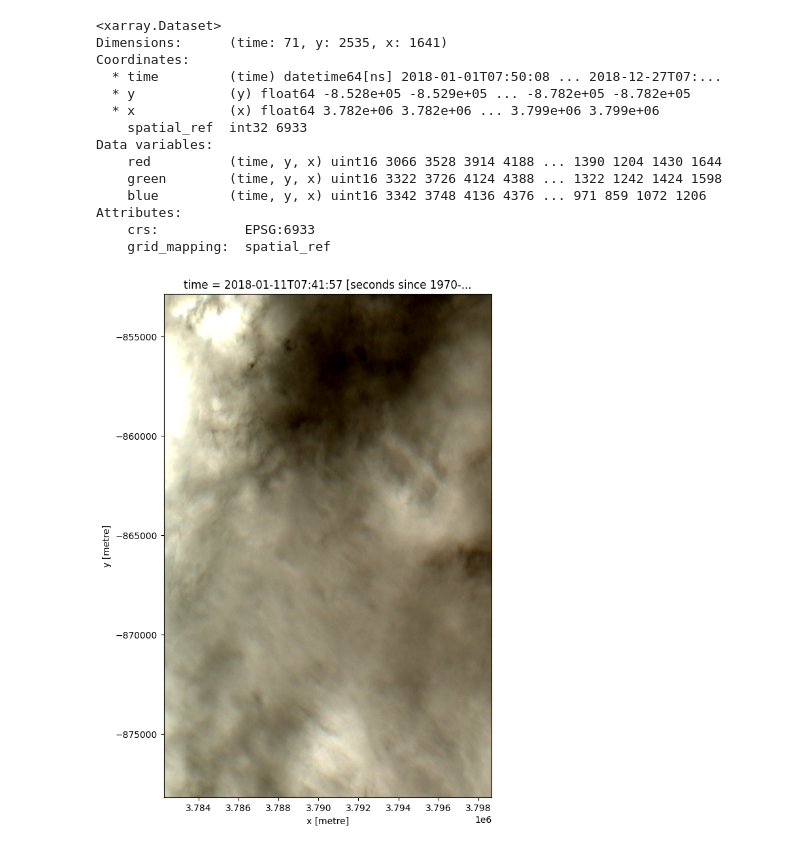
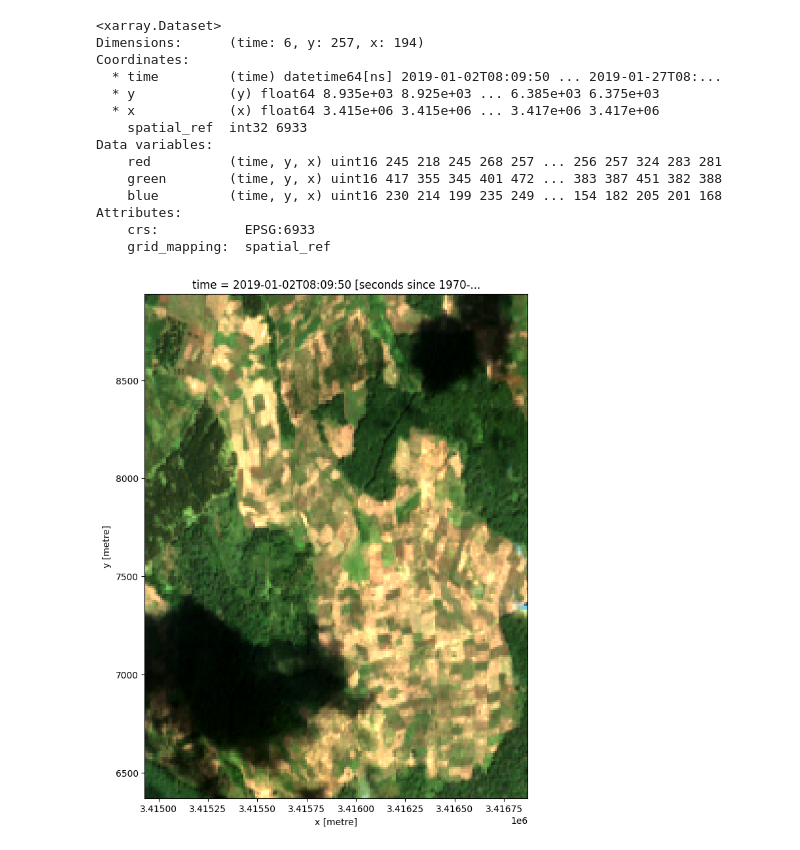
Before and after one commit to Fredo200/Geospatial_Programming, a Jupyter notebook: Load_data.ipynb, the cells around one changed output. Drawn from its saved outputs; the diff is of its cells as text; code cells hidden in the pictures.

```diff
--- a/Load_data.ipynb
+++ b/Load_data.ipynb
@@ -48,9 +46,9 @@ rgb(landsat_ds, bands=['red', 'green', 'blue'], index=2, size=10)
 # %%
 sentinel_2_ds = dc.load (
     product="s2_l2a",
-    x=(39.20, 39.37),
-    y=(-6.90, -6.70),
-    time=("2018-01-01", "2018-12-31"),
+    x=(35.393, 35.413),
+    y=(0.05, 0.07),
+    time=('2019-01-01', '2019-01-31'),
     output_crs="EPSG:6933",
     resolution=(-10, 10),
     group_by="solar_day",
@@ -59,20 +57,20 @@ sentinel_2_ds = dc.load (
 sentinel_2_ds
 # %% [output]
 <xarray.Dataset>
-Dimensions:      (time: 71, y: 2535, x: 1641)
+Dimensions:      (time: 6, y: 257, x: 194)
 Coordinates:
-  * time         (time) datetime64[ns] 2018-01-01T07:50:08 ... 2018-12-27T07:...
-  * y            (y) float64 -8.528e+05 -8.529e+05 ... -8.782e+05 -8.782e+05
-  * x            (x) float64 3.782e+06 3.782e+06 ... 3.799e+06 3.799e+06
+  * time         (time) datetime64[ns] 2019-01-02T08:09:50 ... 2019-01-27T08:...
+  * y            (y) float64 8.935e+03 8.925e+03 ... 6.385e+03 6.375e+03
+  * x            (x) float64 3.415e+06 3.415e+06 ... 3.417e+06 3.417e+06
     spatial_ref  int32 6933
 Data variables:
-    red          (time, y, x) uint16 3066 3528 3914 4188 ... 1390 1204 1430 1644
-    green        (time, y, x) uint16 3322 3726 4124 4388 ... 1322 1242 1424 1598
-    blue         (time, y, x) uint16 3342 3748 4136 4376 ... 971 859 1072 1206
+    red          (time, y, x) uint16 245 218 245 268 257 ... 256 257 324 283 281
+    green        (time, y, x) uint16 417 355 345 401 472 ... 383 387 451 382 388
+    blue         (time, y, x) uint16 230 214 199 235 249 ... 154 182 205 201 168
 Attributes:
     crs:           EPSG:6933
     grid_mapping:  spatial_ref
 # %%
-rgb(sentinel_2_ds, bands=['red', 'green', 'blue'], index=9, size=10)
+rgb(sentinel_2_ds, bands=['red', 'green', 'blue'], index=0, size=10)
 # %% [output]
-[figure, old version]
+[figure, new version]
```
Also changed, not shown: parts of 4 cells of this notebook, 1 other file.
